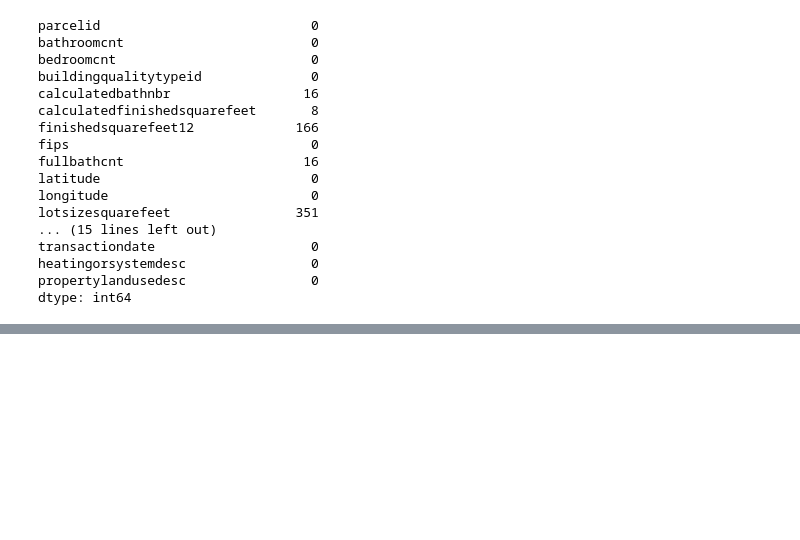
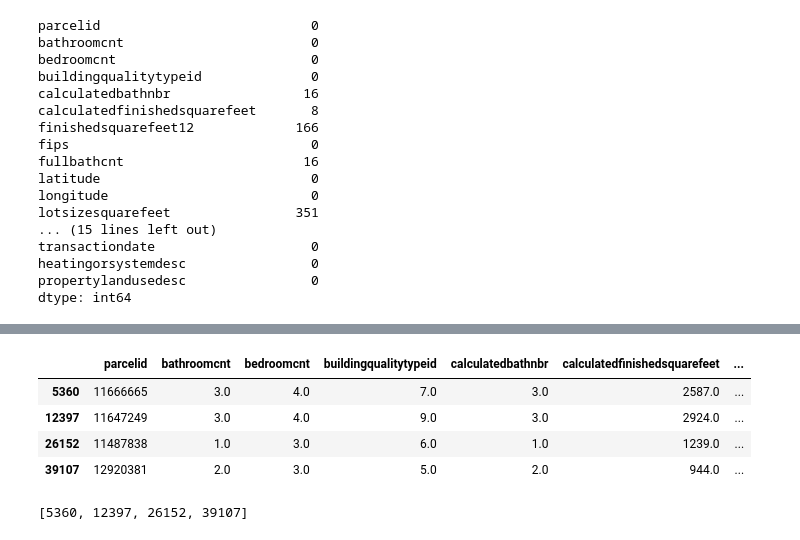
Before and after one commit to aleclhartman/ds-methodologies-exercises, a Jupyter notebook: clustering/zillow.ipynb, the cells around one changed output, grey strips where cells are left out. Drawn from its saved outputs; the diff is of its cells as text; code cells hidden in the pictures; blank space fills up the shorter version.

```diff
--- a/clustering/zillow.ipynb
+++ b/clustering/zillow.ipynb
@@ -509,0 +853,3 @@ dtype: int64
+# %%
+df.fullbathcnt = df.fullbathcnt.fillna(df.fullbathcnt.median())
+df
@@ -509,0 +924,3 @@ dtype: int64
+# %%
+df.yearbuilt = df.yearbuilt.fillna(round(df.yearbuilt.mean()))
+df
@@ -509,0 +1025,3 @@ dtype: int64
+# %%
+df.structuretaxvaluedollarcnt = df.structuretaxvaluedollarcnt.fillna(df.taxvaluedollarcnt - df.landtaxvaluedollarcnt)
+df
@@ -509,0 +1111,13 @@ dtype: int64
+# %%
+# impute taxamount
+df[df.taxamount.isna() == True]
+# %% [output]
+|  | parcelid | bathroomcnt | bedroomcnt | buildingqualitytypeid | calculatedbathnbr | calculatedfinishedsquarefeet | ... |
+| 5360 | 11666665 | 3.0 | 4.0 | 7.0 | 3.0 | 2587.0 | ... |
+| 12397 | 11647249 | 3.0 | 4.0 | 9.0 | 3.0 | 2924.0 | ... |
+| 26152 | 11487838 | 1.0 | 3.0 | 6.0 | 1.0 | 1239.0 | ... |
+| 39107 | 12920381 | 2.0 | 3.0 | 5.0 | 2.0 | 944.0 | ... |
+# %%
+df[df.taxamount.isna() == True].index.tolist()
+# %% [output]
+[5360, 12397, 26152, 39107]
```
Also changed, not shown: parts of 96 cells of this notebook, 4 other files.
